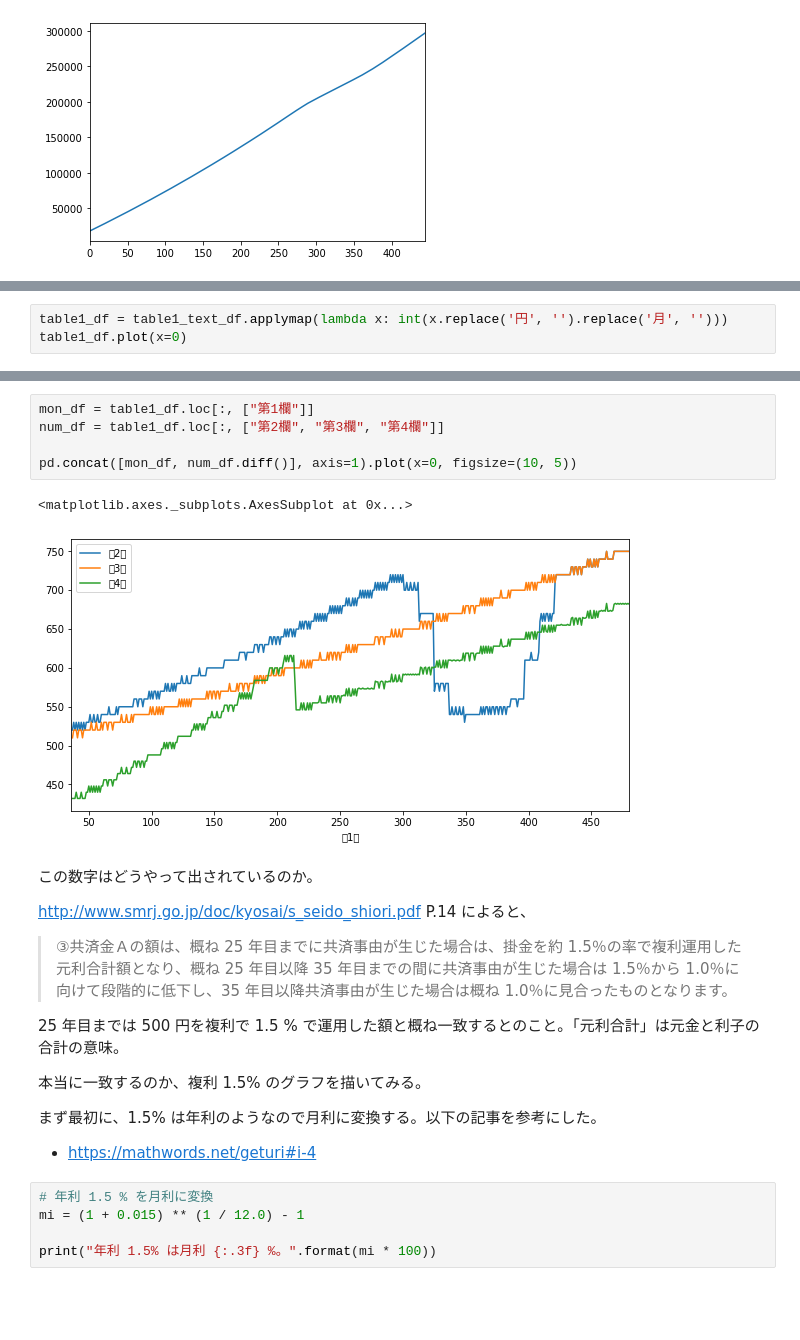
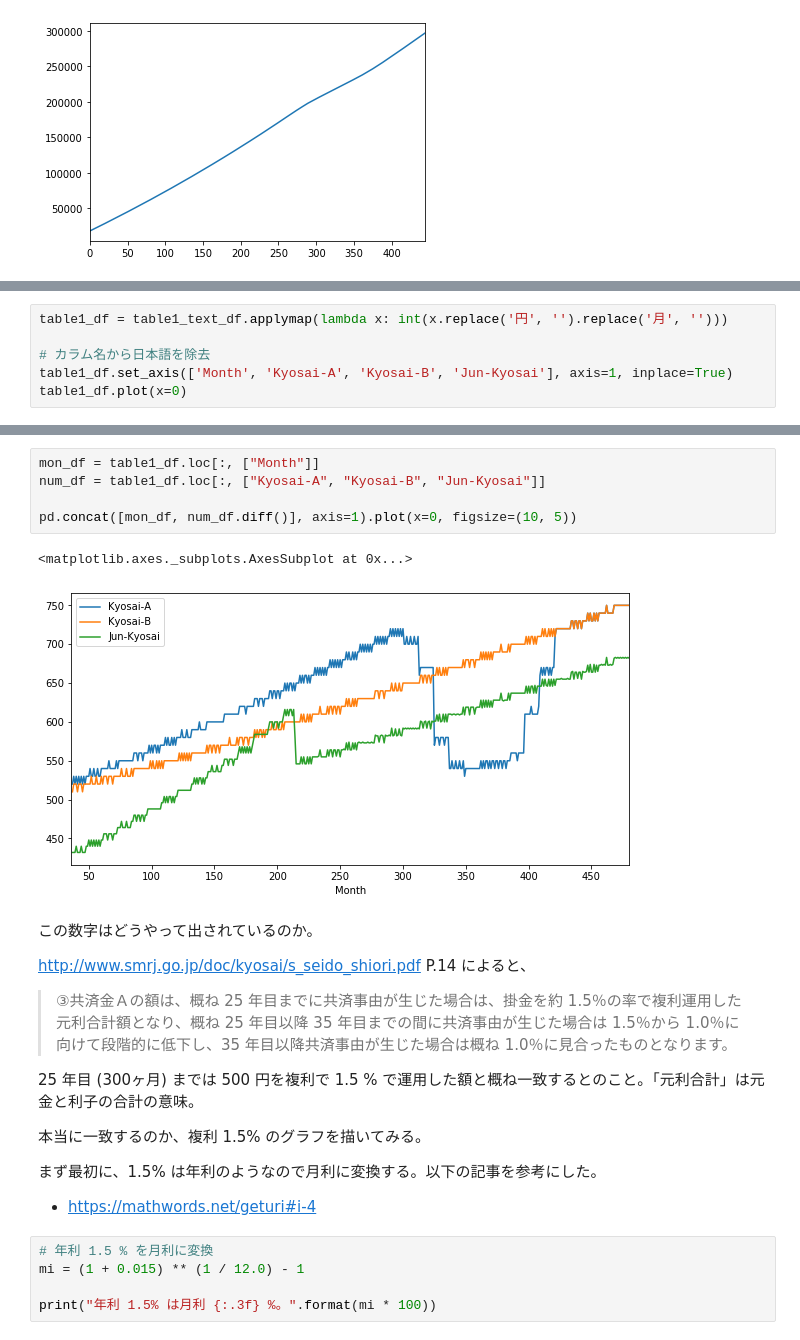
Before and after one commit to koseki/jnote, a Jupyter notebook: shoukibo-kigyo-kyosai/index.ipynb, the cells around one changed output, grey strips where cells are left out. Drawn from its saved outputs; the diff is of its cells as text; blank space fills up the shorter version.

```diff
--- a/shoukibo-kigyo-kyosai/index.ipynb
+++ b/shoukibo-kigyo-kyosai/index.ipynb
@@ -83,5 +84,8 @@ table1_text_df['第2欄'].str.replace('円', '').astype('i').plot()
 # %%
 table1_df = table1_text_df.applymap(lambda x: int(x.replace('円', '').replace('月', '')))
+
+# カラム名から日本語を除去
+table1_df.set_axis(['Month', 'Kyosai-A', 'Kyosai-B', 'Jun-Kyosai'], axis=1, inplace=True)
 table1_df.plot(x=0)
 # %% [output]
 <matplotlib.axes._subplots.AxesSubplot at 0x...>
@@ -91,11 +95,11 @@ table1_df.plot(x=0)
 # %%
-mon_df = table1_df.loc[:, ["第1欄"]]
-num_df = table1_df.loc[:, ["第2欄", "第3欄", "第4欄"]]
+mon_df = table1_df.loc[:, ["Month"]]
+num_df = table1_df.loc[:, ["Kyosai-A", "Kyosai-B", "Jun-Kyosai"]]
 
 pd.concat([mon_df, num_df.diff()], axis=1).plot(x=0, figsize=(10, 5))
 # %% [output]
 <matplotlib.axes._subplots.AxesSubplot at 0x...>
-[figure, old version]
+[figure, new version]
 # %% [markdown]
 この数字はどうやって出されているのか。
 
@@ -103,7 +107,7 @@ http://www.smrj.go.jp/doc/kyosai/s_seido_shiori.pdf P.14 によると、
 
 > ③共済金Ａの額は、概ね 25 年目までに共済事由が生じた場合は、掛金を約 1.5％の率で複利運用した元利合計額となり、概ね 25 年目以降 35 年目までの間に共済事由が生じた場合は 1.5％から 1.0％に向けて段階的に低下し、35 年目以降共済事由が生じた場合は概ね 1.0％に見合ったものとなります。
 
-25 年目までは 500 円を複利で 1.5 % で運用した額と概ね一致するとのこと。「元利合計」は元金と利子の合計の意味。
+25 年目 (300ヶ月) までは 500 円を複利で 1.5 % で運用した額と概ね一致するとのこと。「元利合計」は元金と利子の合計の意味。
 
 本当に一致するのか、複利 1.5% のグラフを描いてみる。
 
```
Also changed, not shown: parts of 9 cells of this notebook.
